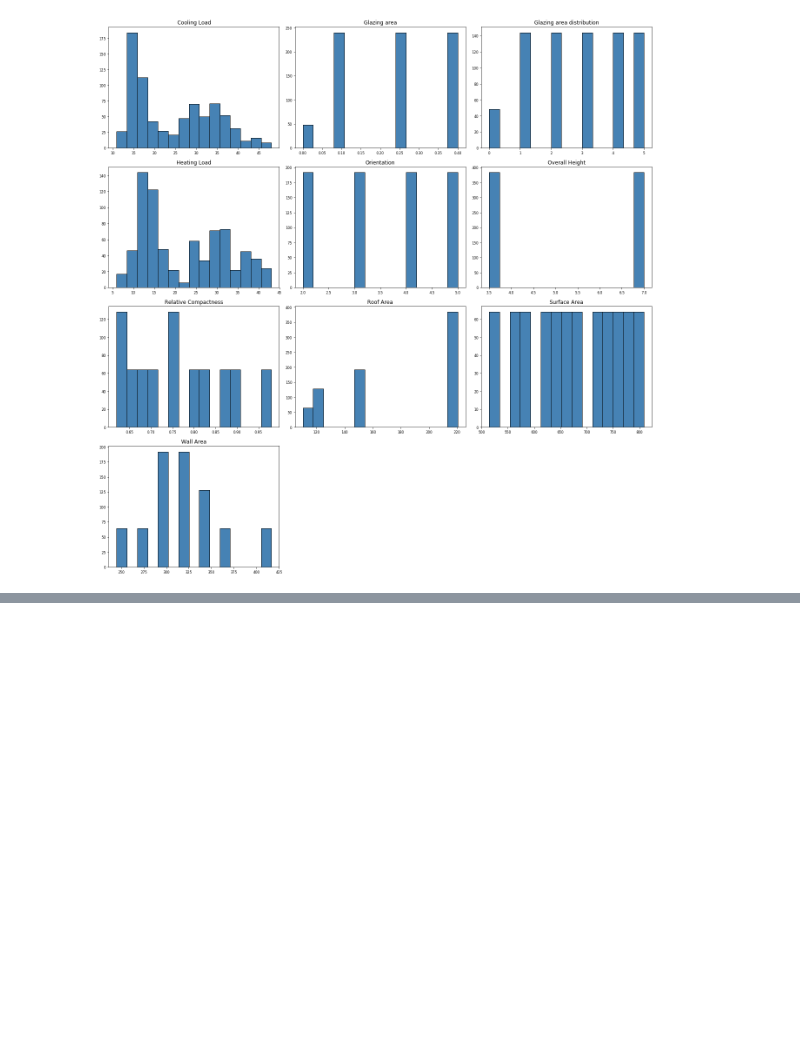
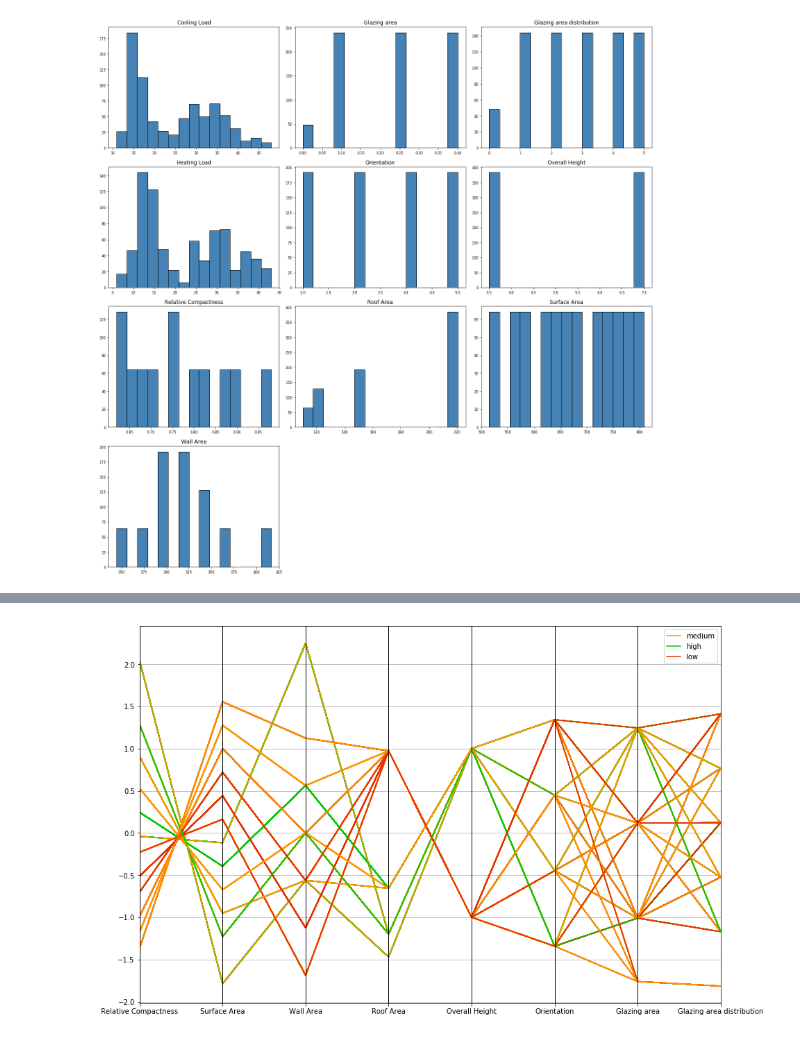
Before and after one commit to hwhh/CS5014P1, a Jupyter notebook: src/visualizations.ipynb, the cells around one changed output, grey strips where cells are left out. Saved outputs shown, nothing was run; the diff lists cells and outputs as text; code cells hidden in the pictures; blank space fills up the shorter version.

```diff
--- a/src/visualizations.ipynb
+++ b/src/visualizations.ipynb
@@ -102,0 +117,23 @@ t= f.suptitle('ENB Attributes Correlation Heatmap', fontsize=14)
+# %%
+q1_heating, q3_heating = np.percentile(df['Heating Load'], [25, 75])
+q1_cooling, q3_cooling = np.percentile(df['Cooling Load'], [25, 75])
+
+df_copy = df.copy()
+df_copy['Heating Load'] = df_copy['Heating Load'].apply(lambda value: 'low' if value <= q1_heating
+                                                                  else 'medium' if value <= q3_heating
+                                                                  else 'high')
+df_copy['Cooling Load'] = df_copy['Cooling Load'].apply(lambda value: 'low' if value <= q1_cooling
+                                                                  else 'medium' if value <= q3_cooling
+                                                                  else 'high')
+df_copy.reset_index(inplace=True, drop=True)
+subset_df = df_copy[feature_cols]
+scaled_df = ss.fit_transform(subset_df)
+scaled_df = pd.DataFrame(scaled_df, columns=feature_cols)
+# %%
+final_df = pd.concat([scaled_df, df_copy['Heating Load']], axis=1)
+final_df.reset_index(inplace=True, drop=True)
+
+f, ax = plt.subplots(figsize=(15, 10))
+pc = parallel_coordinates(final_df, 'Heating Load', color=('#ff9900', '#00cc00', '#e62e00'), ax = ax)
+# %% [output]
+[figure, added]
```
Also changed, not shown: parts of 8 cells of this notebook, 1 other file.
